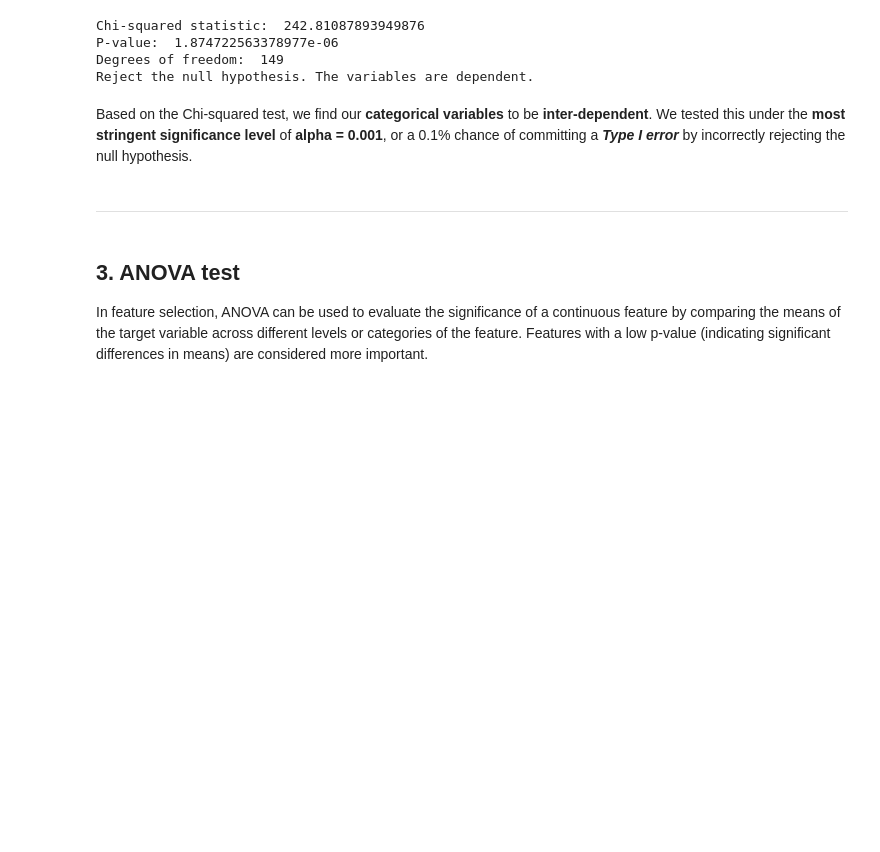
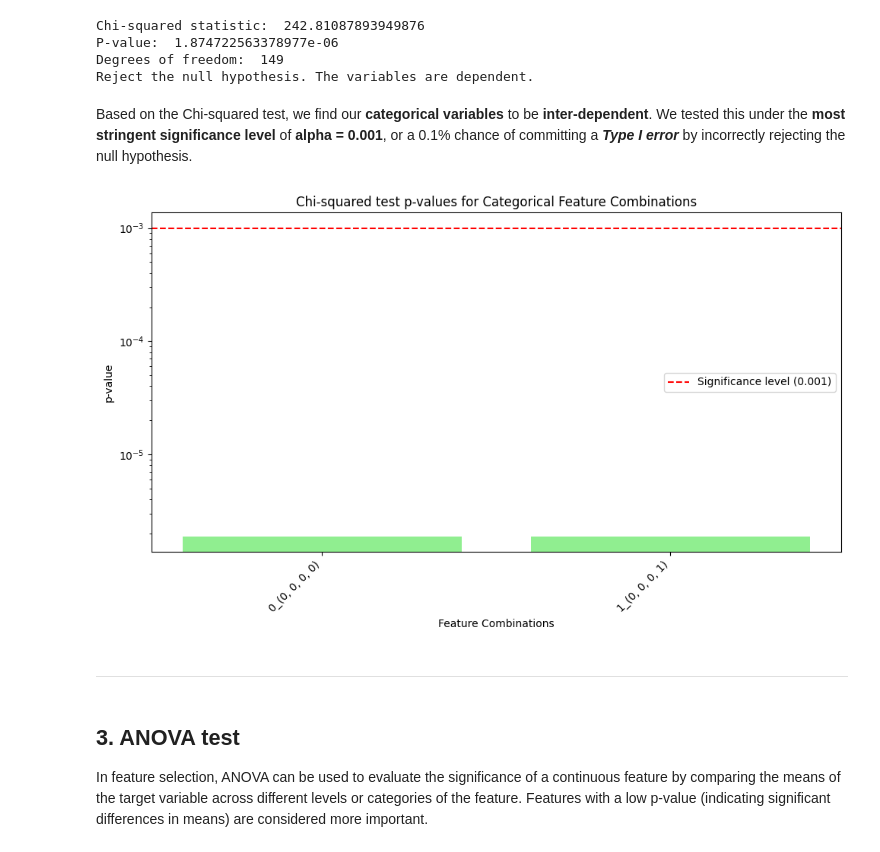
Before and after one commit to SrijanShovit/HealthLearning, a Jupyter notebook: Metabolic Syndrome Prediction/metabolic_syndrome_predict.ipynb, the cells around one changed output. Cells and saved outputs as stored; diff of their text form; code cells hidden in the pictures; blank space fills up the shorter version.

Commit message:
Updated Metabolic Syndrome Prediction | 3. Feature Importance

```diff
--- a/Metabolic Syndrome Prediction/metabolic_syndrome_predict.ipynb
+++ b/Metabolic Syndrome Prediction/metabolic_syndrome_predict.ipynb
@@ -897,11 +916,7 @@ import pandas as pd
 
 categorical_feat = df[['Race', 'Sex', 'Marital', 'Albuminuria', 'MetabolicSyndrome']]
 
-contingency_table = pd.crosstab(index=categorical_feat['MetabolicSyndrome'],
-                                 columns=[categorical_feat['Sex'],
-                                          categorical_feat['Marital'],
-                                          categorical_feat['Albuminuria'],
-                                          categorical_feat['Race']])
+contingency_table = pd.crosstab(index=categorical_feat['MetabolicSyndrome'],columns=[categorical_feat['Sex'],categorical_feat['Marital'],categorical_feat['Albuminuria'],categorical_feat['Race']])
 
 chi2_stat, p_val, dof, expected = chi2_contingency(contingency_table) # chi-square test implementation
 
@@ -921,6 +936,27 @@ Degrees of freedom:  149
 Reject the null hypothesis. The variables are dependent.
 # %% [markdown]
 Based on the Chi-squared test, we find our **categorical variables** to be **inter-dependent**. We tested this under the **most stringent significance level** of **alpha = 0.001**, or a 0.1% chance of committing a ***Type I error*** by incorrectly rejecting the null hypothesis.
+# %%
+rows = contingency_table.index
+columns = contingency_table.columns
+
+# Create a single label for the combinations
+combinations = [f'{row}_{column}' for row, column in zip(rows, columns)]
+
+# Plotting
+plt.figure(figsize=(10, 6))
+plt.bar(combinations, [p_val] * len(combinations), color='lightgreen')
+plt.title('Chi-squared test p-values for Categorical Feature Combinations')
+plt.xlabel('Feature Combinations')
+plt.ylabel('p-value')
+plt.xticks(rotation=45, ha='right')
+plt.yscale('log')
+plt.axhline(y=0.001, color='r', linestyle='--', label='Significance level (0.001)')
+plt.legend()
+plt.tight_layout()
+plt.show()
+# %% [output]
+[figure, added]
 # %% [markdown]
 ---
 # %% [markdown]
```
Also changed, not shown: parts of 32 cells of this notebook.
